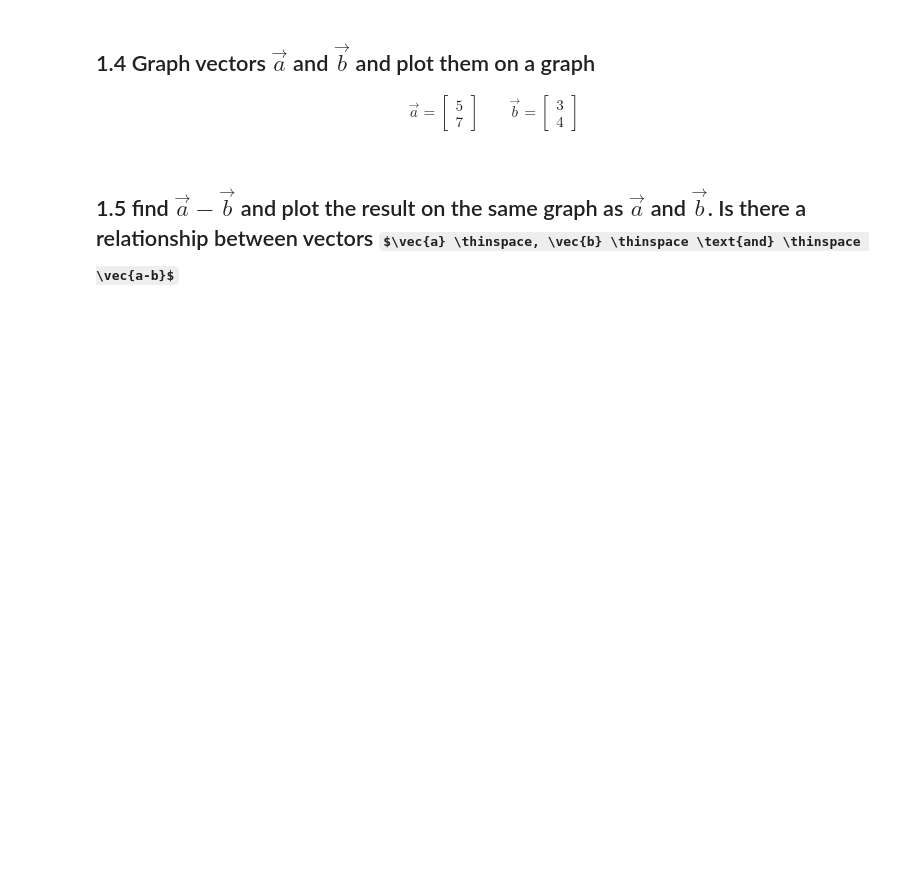
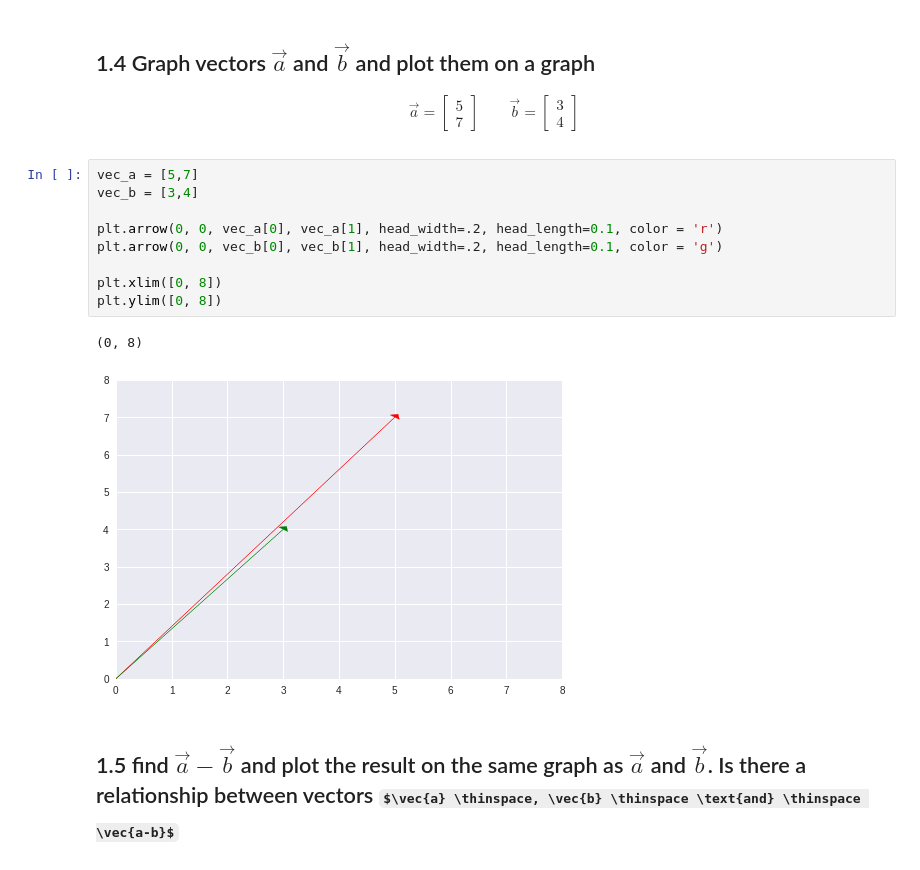
Before and after one commit to bloominstituteoftechnology/DS-Unit-1-Sprint-4-Linear-Algebra, a Jupyter notebook: module1-linear-algebra-review/Linear_Algebra_Assignment.ipynb, the cells around one changed output. Cells and saved outputs as stored; diff of their text form; some formulas as TeX source; blank space fills up the shorter version.

```diff
--- a/module1-linear-algebra-review/Linear_Algebra_Assignment.ipynb
+++ b/module1-linear-algebra-review/Linear_Algebra_Assignment.ipynb
@@ -16,5 +61,17 @@ For the questions below it is not sufficient to simply provide answer to the que
 \qquad
 \vec{b} = \begin{bmatrix} 3 \\4 \end{bmatrix}
 \end{align}
+# %%
+vec_a = [5,7]
+vec_b = [3,4]
+
+plt.arrow(0, 0, vec_a[0], vec_a[1], head_width=.2, head_length=0.1, color = 'r')
+plt.arrow(0, 0, vec_b[0], vec_b[1], head_width=.2, head_length=0.1, color = 'g')
+
+plt.xlim([0, 8])
+plt.ylim([0, 8])
+# %% [output]
+(0, 8)
+[figure, added]
 # %% [markdown]
 ## 1.5 find $\vec{a} - \vec{b}$ and plot the result on the same graph as $\vec{a}$ and $\vec{b}$. Is there a relationship between vectors $\vec{a} \thinspace, \vec{b} \thinspace \text{and} \thinspace \vec{a-b}$
```
Also changed, not shown: parts of 25 cells of this notebook.
